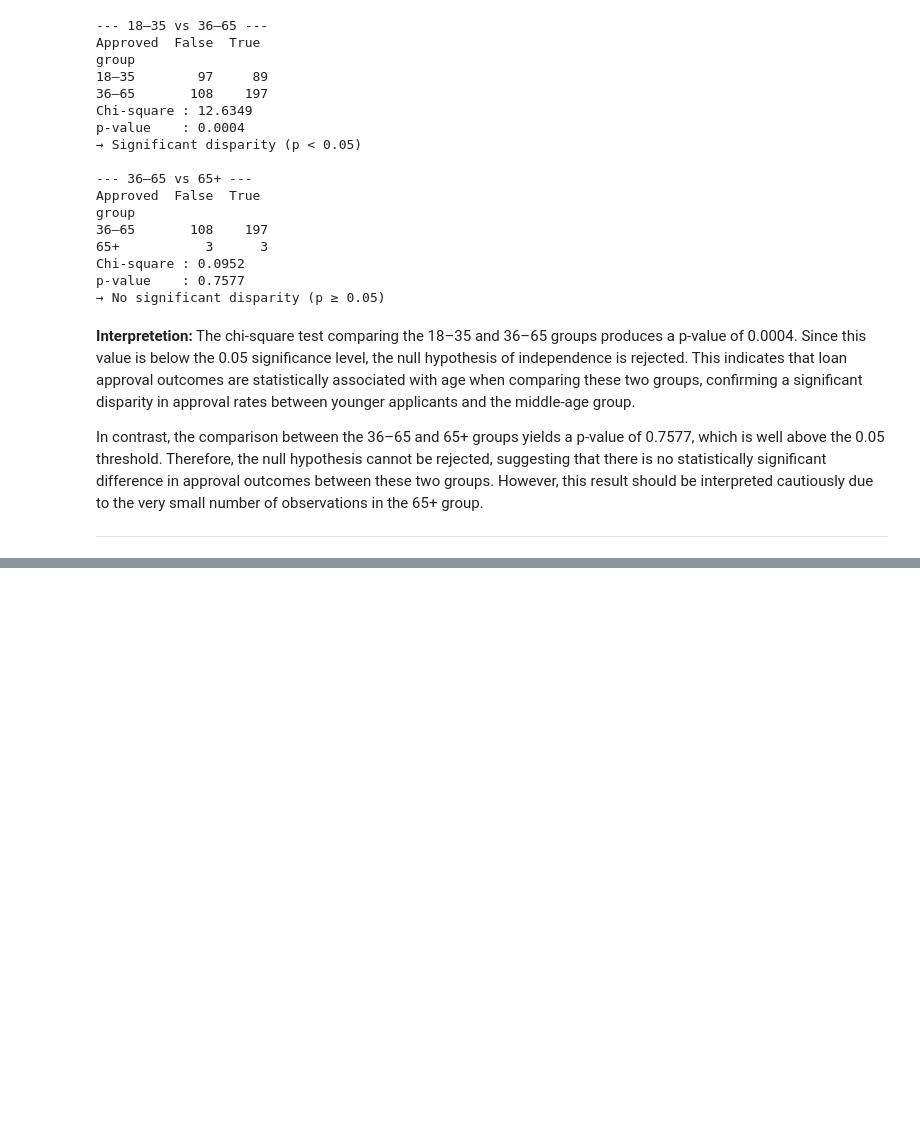
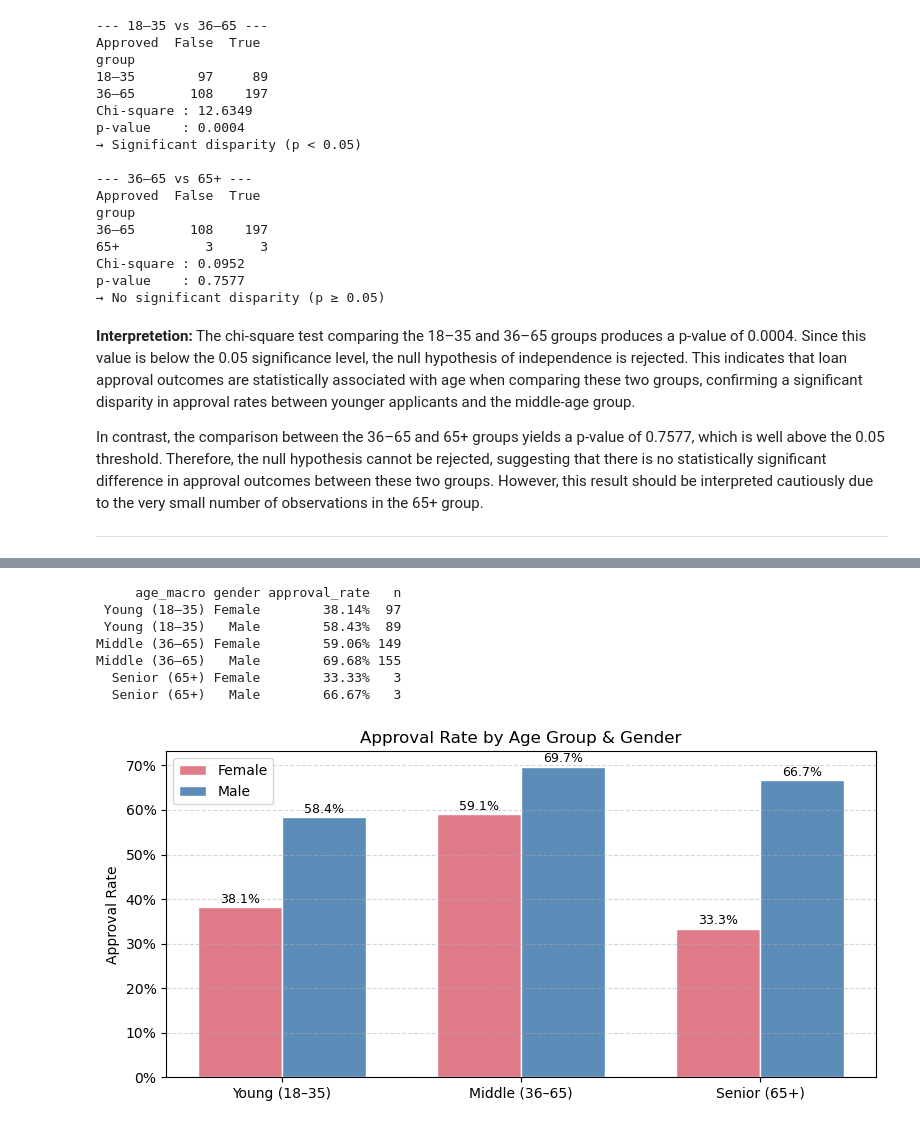
Before and after one commit to jmroque7/dego-project-team-14-TXB, a Jupyter notebook: Notebooks/02-bias-analysis.ipynb, the cells around one changed output, grey strips where cells are left out. Saved outputs shown, nothing was run; the diff lists cells and outputs as text; code cells hidden in the pictures; blank space fills up the shorter version.

Commit message:
Completed the interaction effect between gender and age

```diff
--- a/Notebooks/02-bias-analysis.ipynb
+++ b/Notebooks/02-bias-analysis.ipynb
@@ -506,0 +512,79 @@ tra sesso e salary
+# %%
+# --- Gender × Age Group Interaction (macro-groups) ---
+
+df_int = flat.dropna(subset=["age_group", "gender"]).copy()
+df_int = df_int[df_int["gender"].isin(["Male", "Female"])]
+
+# Map to macro-groups
+df_int["age_macro"] = pd.cut(
+    df_int["age"].astype("float"),
+    bins=[17, 35, 65, 100],
+    labels=["Young (18–35)", "Middle (36–65)", "Senior (65+)"]
+)
+
+# Approval rate by macro-group × gender
+pivot = (
+    df_int.groupby(["age_macro", "gender"], observed=True)["decision.loan_approved"]
+    .agg(approval_rate="mean", n="count")
+    .unstack("gender")
+)
+pivot.columns = [f"{col[1]} ({col[0]})" for col in pivot.columns]
+
+# Single table
+rates_table = (
+    df_int.groupby(["age_macro", "gender"], observed=True)["decision.loan_approved"]
+    .agg(approval_rate="mean", n="count")
+    .reset_index()
+)
+rates_table["approval_rate"] = rates_table["approval_rate"].map("{:.2%}".format)
+print(rates_table.to_string(index=False))
+
+# Grouped bar chart
+groups   = ["Young (18–35)", "Middle (36–65)", "Senior (65+)"]
+x        = range(len(groups))
+width    = 0.35
+
+female_rates = [df_int[(df_int["age_macro"] == g) & (df_int["gender"] == "Female")]["decision.loan_approved"].mean() for g in groups]
+male_rates   = [df_int[(df_int["age_macro"] == g) & (df_int["gender"] == "Male")]["decision.loan_approved"].mean()   for g in groups]
+
+fig, ax = plt.subplots(figsize=(8, 4))
+bars_f = ax.bar([i - width/2 for i in x], female_rates, width, label="Female", color="#E07B8A", edgecolor="white")
+bars_m = ax.bar([i + width/2 for i in x], male_rates,   width, label="Male",   color="#5B8DB8", edgecolor="white")
+
+for bar, val in zip(bars_f, female_rates):
+    ax.text(bar.get_x() + bar.get_width()/2, val + 0.01, f"{val:.1%}", ha="center", fontsize=9)
+for bar, val in zip(bars_m, male_rates):
+    ax.text(bar.get_x() + bar.get_width()/2, val + 0.01, f"{val:.1%}", ha="center", fontsize=9)
+
+ax.set_xticks(list(x))
+ax.set_xticklabels(groups)
+ax.yaxis.set_major_formatter(mtick.PercentFormatter(xmax=1))
+ax.set_ylabel("Approval Rate")
+ax.set_title("Approval Rate by Age Group & Gender")
+ax.legend()
+ax.grid(axis="y", linestyle="--", alpha=0.5)
+
+plt.tight_layout()
+plt.show()
+
+# Chi-square per macro-group
+print("\nChi-square test (gender × approval) within each macro age group:")
+print("-" * 60)
+for grp, subset in [("Young (18–35)", young), ("Middle (36–65)", middle), ("Senior (65+)", senior)]:
+    sub = subset[subset["gender"].isin(["Male", "Female"])]
+    ct  = pd.crosstab(sub["gender"], sub["decision.loan_approved"])
+    if ct.shape == (2, 2):
+        chi2, p, _, _ = chi2_contingency(ct)
+        sig = "* significant (p < 0.05)" if p < 0.05 else "not significant"
+        print(f"  {grp:<20}  χ²={chi2:.3f}  p={p:.4f}  → {sig}")
+    else:
+        print(f"  {grp:<20}  insufficient data")
+# %% [output]
+     age_macro gender approval_rate   n
+ Young (18–35) Female        38.14%  97
+ Young (18–35)   Male        58.43%  89
+Middle (36–65) Female        59.06% 149
+Middle (36–65)   Male        69.68% 155
+  Senior (65+) Female        33.33%   3
+  Senior (65+)   Male        66.67%   3
+[figure, added]
```
Also changed, not shown: parts of 5 cells of this notebook.
